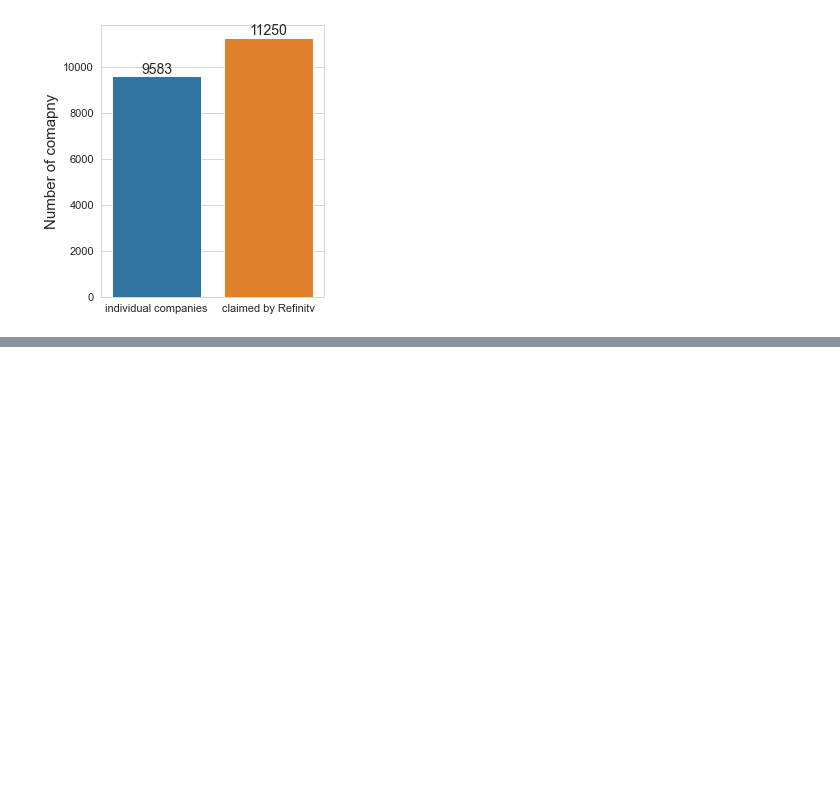
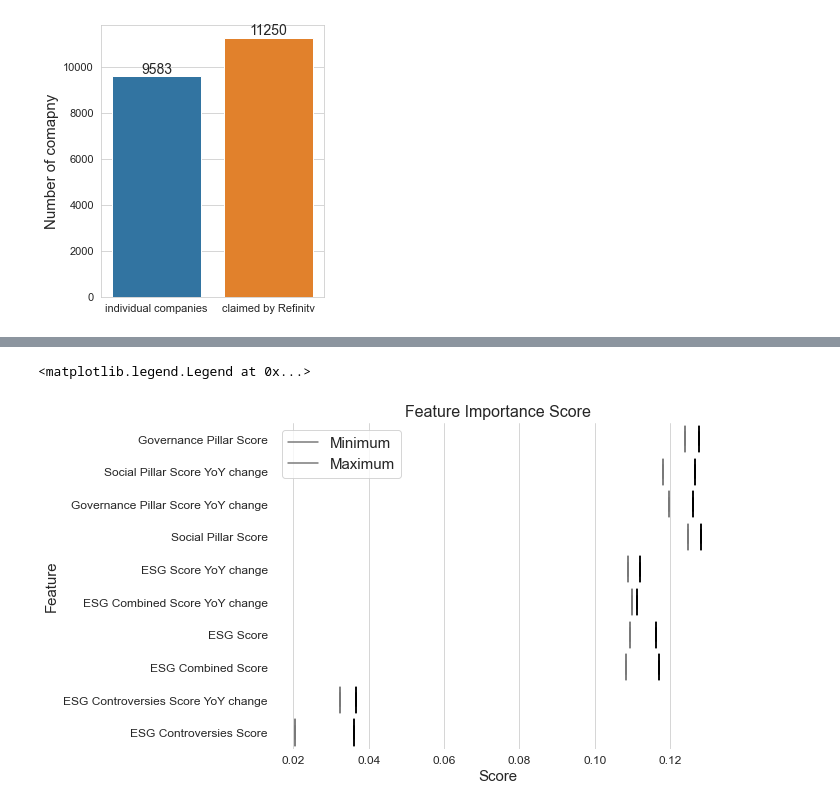
Before and after one commit to neelblabla/ESG-and-Financial-Performance, a Jupyter notebook: 2) Analysis/Sector_jerome.ipynb, the cells around one changed output, grey strips where cells are left out. Cells and saved outputs as stored; diff of their text form; code cells hidden in the pictures; blank space fills up the shorter version.

```diff
--- a/2) Analysis/Sector_jerome.ipynb
+++ b/2) Analysis/Sector_jerome.ipynb
@@ -288,0 +327,34 @@ plt.show()
+# %%
+import seaborn as sns
+import pandas as pd
+
+# create a dataframe with the values
+data = {'Score Type': ['Governance Pillar Score', 'Social Pillar Score YoY change',
+                       'Governance Pillar Score YoY change', 'Social Pillar Score',
+                       'ESG Score YoY change', 'ESG Combined Score YoY change',
+                       'ESG Score', 'ESG Combined Score', 'ESG Controversies Score YoY change',
+                       'ESG Controversies Score'],
+        'Minimum': [0.12397718597461, 0.11811650506354114, 0.11965411640809992, 0.1247869264778639,
+                    0.10868447475690297, 0.10982956561393757, 0.1094043781077757, 0.1083096281973862,
+                    0.032292214441042424, 0.02047623108338388],
+        'Maximum': [0.12763837497378913, 0.12656679155628572, 0.1260271751028715, 0.12807567100424863,
+                    0.11196436962946683, 0.11119168251054182, 0.11614993311970906, 0.11704889946471939,
+                    0.036779974505290594, 0.036254278921731345]}
+
+df = pd.DataFrame(data)
+plt.figure(figsize=(8,6))
+# create a boxplot
+sns.boxplot(data=df, x='Minimum', y='Score Type', color='lightblue')
+sns.boxplot(data=df, x='Maximum', y='Score Type', color='black')
+sns.despine(left=True, bottom=True)  # remove top and right spines
+
+# add title and axis labels
+plt.title('Feature Importance Score', size=16)
+plt.xlabel('Score', size=15)
+plt.ylabel('Feature', size=15)
+plt.xticks(size=12)
+plt.yticks(size=12)
+plt.legend(labels=['Minimum', 'Maximum'], fontsize=15)
+# %% [output]
+<matplotlib.legend.Legend at 0x...>
+[figure, added]
```
Also changed, not shown: parts of 1 cell of this notebook, 1 other file.
